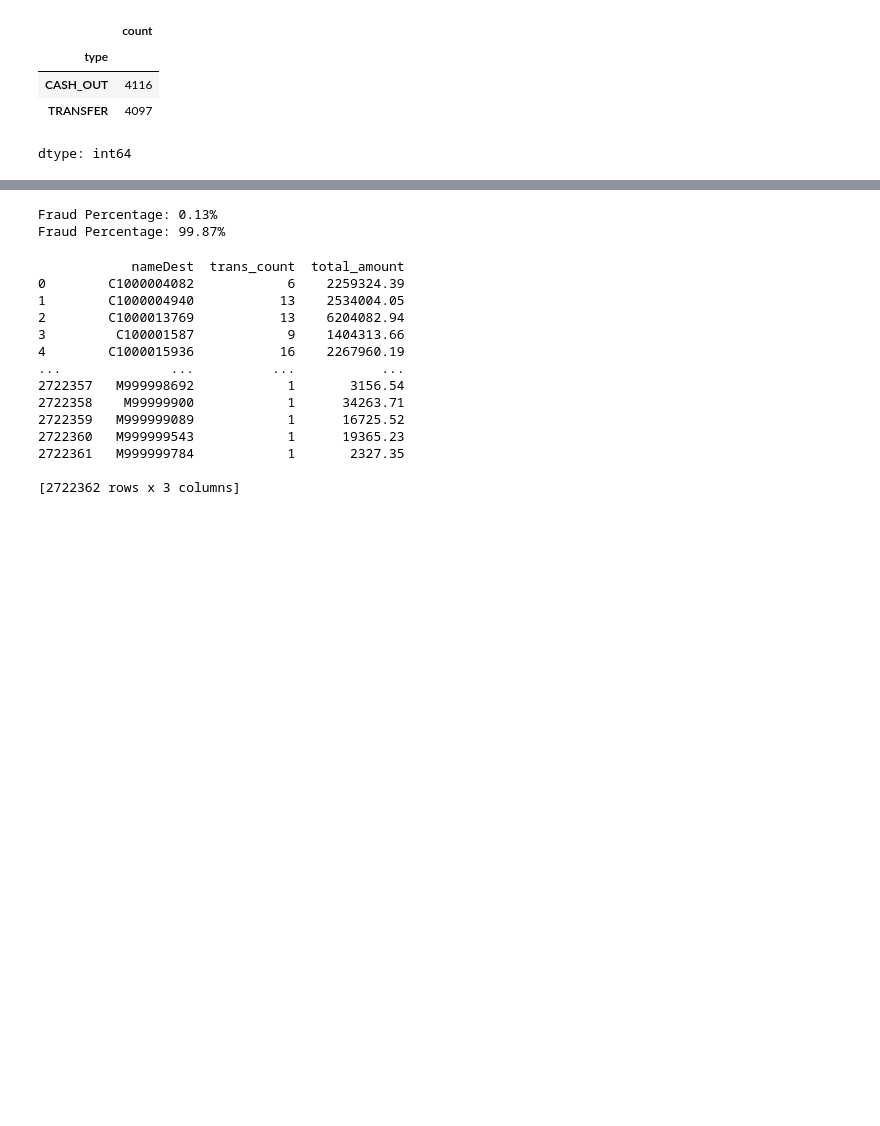
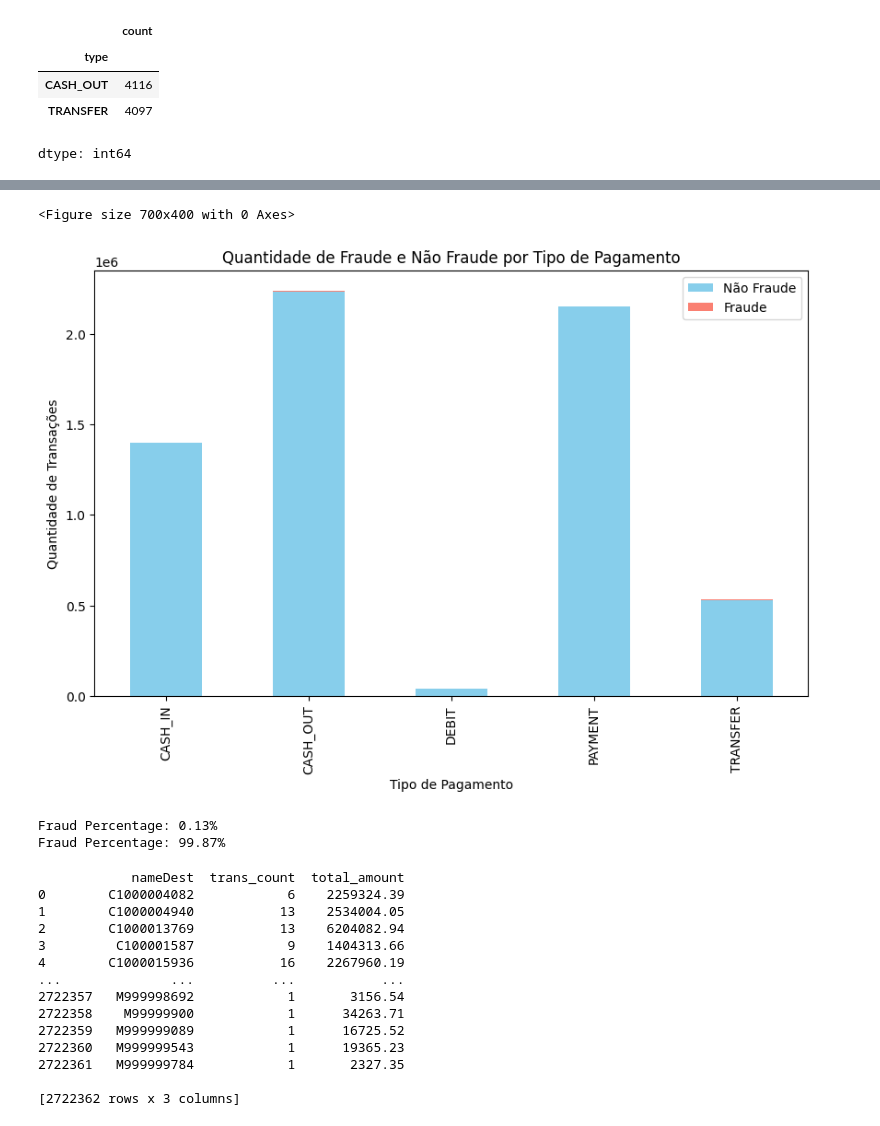
Before and after one commit to BrunaCFerreiraAzevedo/PredicaoFraude, a Jupyter notebook: AnaliseExploratoria.ipynb, the cells around one changed output, grey strips where cells are left out. Saved outputs shown, nothing was run; the diff lists cells and outputs as text; code cells hidden in the pictures; blank space fills up the shorter version.

```diff
--- a/AnaliseExploratoria.ipynb
+++ b/AnaliseExploratoria.ipynb
@@ -85,3 +117,28 @@ dtype: int64
+# %%
+import pandas as pd
+import matplotlib.pyplot as plt
+import seaborn as sns
+
+# Agrupar por 'type' e 'isFraud' e contar as ocorrências
+fraud_counts = df.groupby(['type', 'isFraud']).size().unstack()
+
+# Configurar o gráfico de barras
+plt.figure(figsize=(7, 4))
+
+# Criar o gráfico de barras empilhadas para mostrar fraudes e não fraudes
+fraud_counts.plot(kind='bar', stacked=True, figsize=(10, 6), color=['skyblue', 'salmon'])
+
+# Adicionar título e rótulos
+plt.title('Quantidade de Fraude e Não Fraude por Tipo de Pagamento')
+plt.xlabel('Tipo de Pagamento')
+plt.ylabel('Quantidade de Transações')
+plt.legend(['Não Fraude', 'Fraude'], loc='upper right')
+
+# Exibir o gráfico
+plt.show()
+# %% [output]
+<Figure size 700x400 with 0 Axes>
+[figure, added]
 # %%
 # Percentuais de Fraudes e não Fraudes
 Fraud_Percentage = df['isFraud'].value_counts(normalize=True)[1]*100
```
Also changed, not shown: parts of 5 cells of this notebook.
